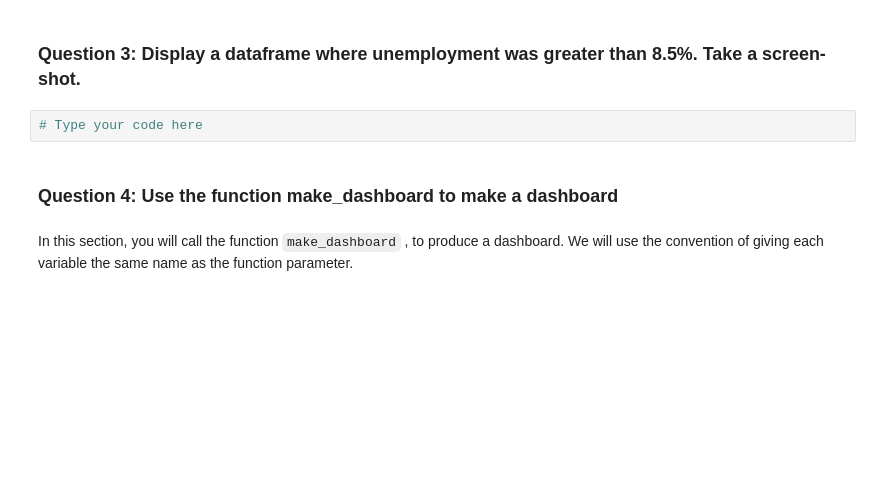
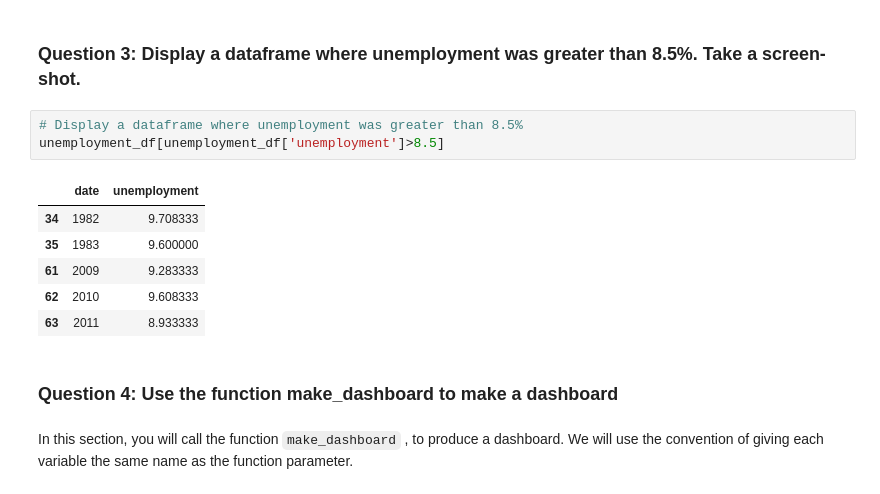
Before and after one commit to joe-github/Python-Basics-for-Data-Science-Project, a Jupyter notebook: Analyzing US Economic Data and Building a Dashboar.ipynb, the cells around one changed output. Saved outputs shown, nothing was run; the diff lists cells and outputs as text; blank space fills up the shorter version.

```diff
--- a/Analyzing US Economic Data and Building a Dashboar.ipynb
+++ b/Analyzing US Economic Data and Building a Dashboar.ipynb
@@ -85,7 +95,15 @@ Use the method <code>head()</code> to display the first five rows of the GDP dat
 # %% [markdown]
 <h3 id="Section_3">Question 3: Display a dataframe where unemployment was greater than 8.5%. Take a screen-shot.</h3>
-# %%
-# Type your code here
+# %%
+# Display a dataframe where unemployment was greater than 8.5%
+unemployment_df[unemployment_df['unemployment']>8.5]
+# %% [output]
+|  | date | unemployment |
+| 34 | 1982 | 9.708333 |
+| 35 | 1983 | 9.600000 |
+| 61 | 2009 | 9.283333 |
+| 62 | 2010 | 9.608333 |
+| 63 | 2011 | 8.933333 |
 # %% [markdown]
 <h3 id="Section_4">Question 4: Use the function make_dashboard to make a dashboard</h3>
 # %% [markdown]
```
Also changed, not shown: parts of 23 cells of this notebook.
